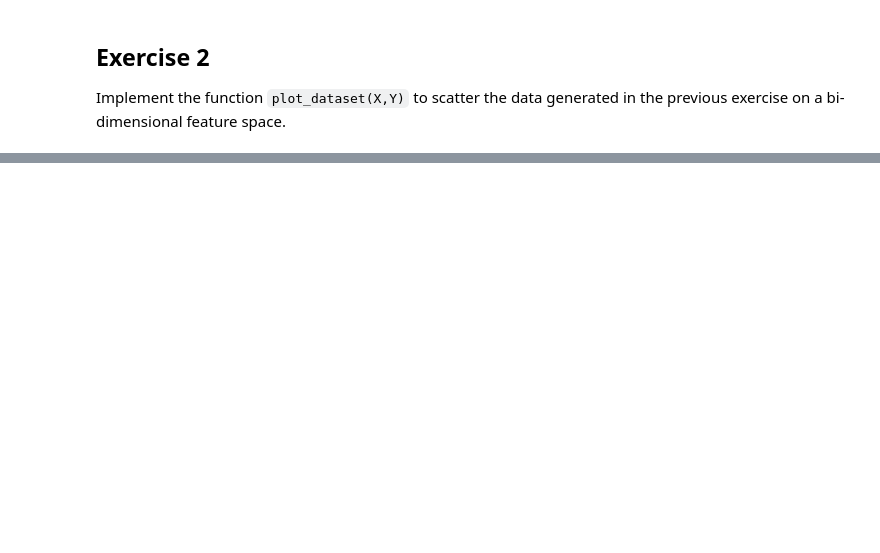
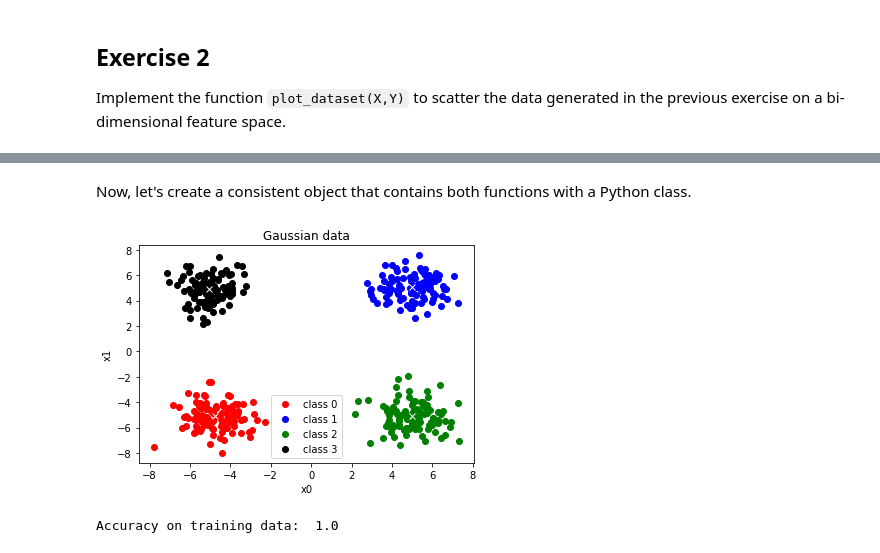
Before and after one commit to unica-ml/ml, a Jupyter notebook: notebooks/lab02.ipynb, the cells around one changed output, grey strips where cells are left out. Saved outputs shown, nothing was run; the diff lists cells and outputs as text; code cells hidden in the pictures; blank space fills up the shorter version.

```diff
--- a/notebooks/lab02.ipynb
+++ b/notebooks/lab02.ipynb
@@ -107,0 +164,47 @@ plot_dataset(X,Y)
+# %% [markdown]
+Now, let's create a consistent object that contains both functions with a Python class.
+# %%
+class CNearestMeanClassifier:
+    """Class implementing a nearest mean classifier"""
+
+    def __init__(self):
+        self._centroids = None
+        return
+
+    @property
+    def centroids(self):
+        return self._centroids
+
+    def fit(self, X, Y):
+        n_classes = np.unique(Y).size
+        n_features = X.shape[1]
+        self._centroids = np.zeros(shape=(n_classes, n_features))
+        for k in range(n_classes):
+            self._centroids[k, :] = np.mean(X[Y==k, :], axis=0)
+        return self
+
+    def predict(self, X):
+        d = pairwise_distances(X, self._centroids)
+        y_pred = np.argmin(d ,axis=1)
+        return y_pred
+
+
+n = [100, 100, 100, 100]  # number of points in each class
+mu = [ [-5, -5], [+5, +5], [+5, -5], [-5, +5] ]
+sigma = [[1, 1], [1, 1], [1, 1], [1, 1]]
+X, Y = make_gaussian_datasets(n, mu, sigma)
+plot_dataset(X,Y)
+
+clf = CNearestMeanClassifier()
+clf.fit(X, Y)
+
+plt.plot(clf.centroids[:, 0], clf.centroids[:, 1], 'wx')
+plt.show()
+
+y_pred = clf.predict(X)
+
+acc = (Y == y_pred).mean()
+print('Accuracy on training data: ', acc)
+# %% [output]
+[figure, added]
+Accuracy on training data:  1.0
```
Also changed, not shown: parts of 8 cells of this notebook.
